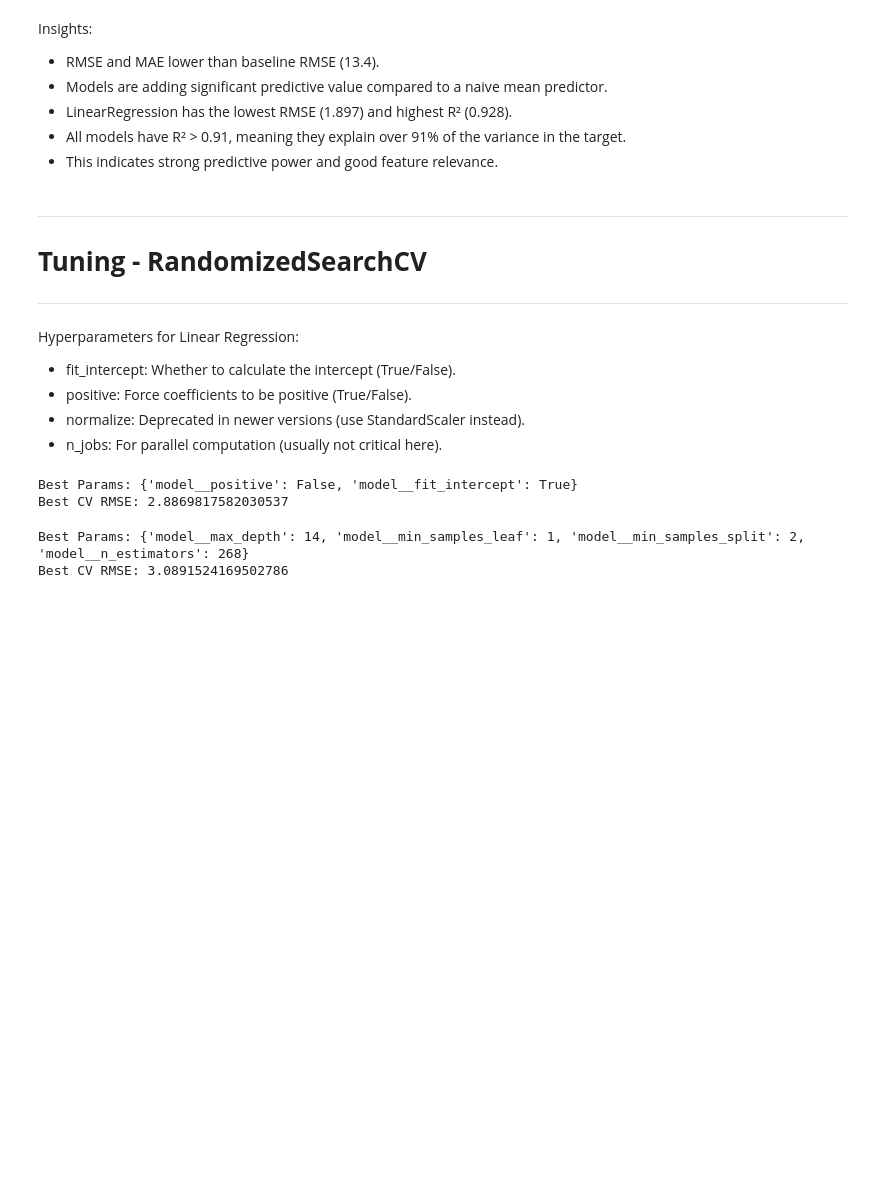
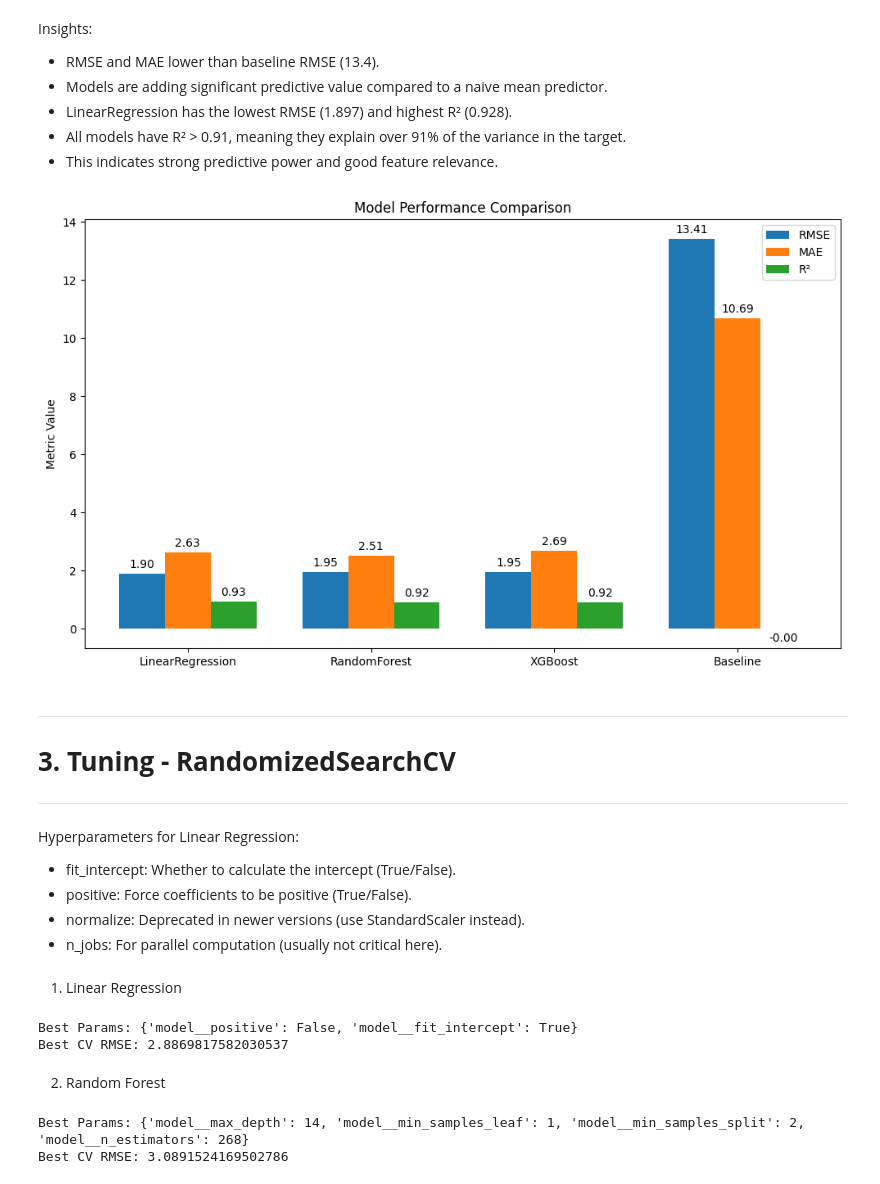
Before and after one commit to ricardo-abreu1/Route-25, a Jupyter notebook: Data_Process.ipynb, the cells around one changed output. Drawn from its saved outputs; the diff is of its cells as text; code cells hidden in the pictures; blank space fills up the shorter version.

```diff
--- a/Data_Process.ipynb
+++ b/Data_Process.ipynb
@@ -175,9 +239,33 @@ Insights:
 - LinearRegression has the lowest RMSE (1.897) and highest R² (0.928).
 - All models have R² > 0.91, meaning they explain over 91% of the variance in the target.
 - This indicates strong predictive power and good feature relevance.
+# %%
+metrics = ['RMSE', 'MAE', 'R²']
+x = np.arange(len(results_df['Model']))
+width = 0.25
+
+fig, ax = plt.subplots(figsize=(10, 6))
+
+bars = []
+for i, metric in enumerate(metrics):
+    bar_container = ax.bar(x + i*width, results_df[metric], width, label=metric)
+    bars.append(bar_container)
+
+for bar_container in bars:
+    ax.bar_label(bar_container, fmt='%.2f', padding=3)
+
+ax.set_xticks(x + width)
+ax.set_xticklabels(results_df['Model'])
+ax.set_ylabel('Metric Value')
+ax.set_title('Model Performance Comparison')
+ax.legend()
+plt.tight_layout()
+plt.show()
+# %% [output]
+[figure, added]
 # %% [markdown]
 ---
-# **Tuning - RandomizedSearchCV**
+# **3. Tuning - RandomizedSearchCV**
 ---
 # %% [markdown]
 Hyperparameters for Linear Regression:
@@ -185,4 +273,6 @@ Hyperparameters for Linear Regression:
 - positive: Force coefficients to be positive (True/False).
 - normalize: Deprecated in newer versions (use StandardScaler instead).
 - n_jobs: For parallel computation (usually not critical here).
+# %% [markdown]
+1) Linear Regression
 # %%
@@ -212,4 +302,6 @@ print("Best CV RMSE:", -lr_search.best_score_)
 # %% [output]
 Best Params: {'model__positive': False, 'model__fit_intercept': True}
 Best CV RMSE: 2.8869817582030537
+# %% [markdown]
+2) Random Forest
 # %%
```
Also changed, not shown: parts of 47 cells of this notebook, 4 other files.
